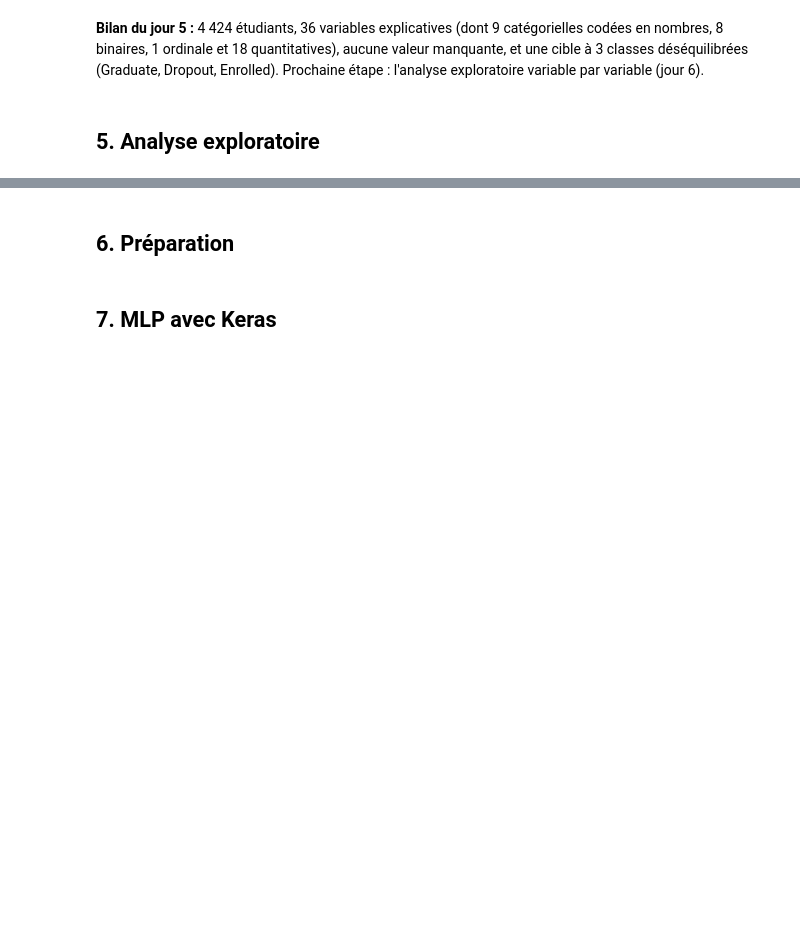
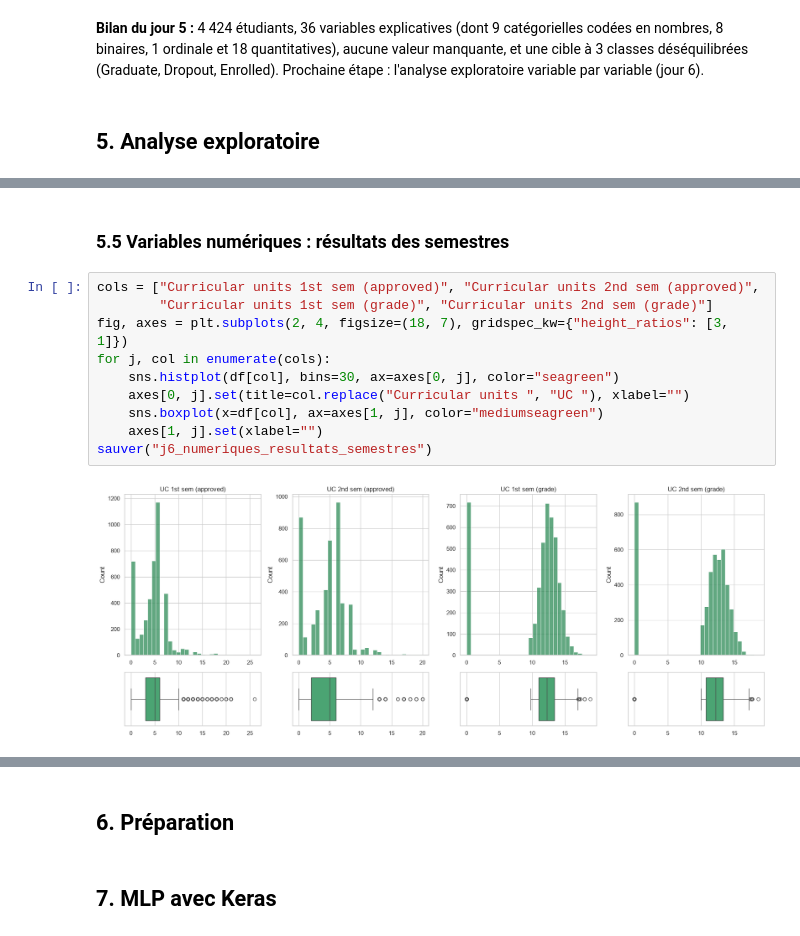
Before and after one commit to TheGoatLucien/ANN-playground, a Jupyter notebook: ann_playground.ipynb, the cells around one changed output, grey strips where cells are left out. Cells and saved outputs as stored; diff of their text form; blank space fills up the shorter version.

```diff
--- a/ann_playground.ipynb
+++ b/ann_playground.ipynb
@@ -401,0 +477,14 @@ Name: count, dtype: int64
+# %% [markdown]
+### 5.5 Variables numériques : résultats des semestres
+# %%
+cols = ["Curricular units 1st sem (approved)", "Curricular units 2nd sem (approved)",
+        "Curricular units 1st sem (grade)", "Curricular units 2nd sem (grade)"]
+fig, axes = plt.subplots(2, 4, figsize=(18, 7), gridspec_kw={"height_ratios": [3, 1]})
+for j, col in enumerate(cols):
+    sns.histplot(df[col], bins=30, ax=axes[0, j], color="seagreen")
+    axes[0, j].set(title=col.replace("Curricular units ", "UC "), xlabel="")
+    sns.boxplot(x=df[col], ax=axes[1, j], color="mediumseagreen")
+    axes[1, j].set(xlabel="")
+sauver("j6_numeriques_resultats_semestres")
+# %% [output]
+[figure, added]
```
Also changed, not shown: parts of 27 cells of this notebook, 7 other files.
